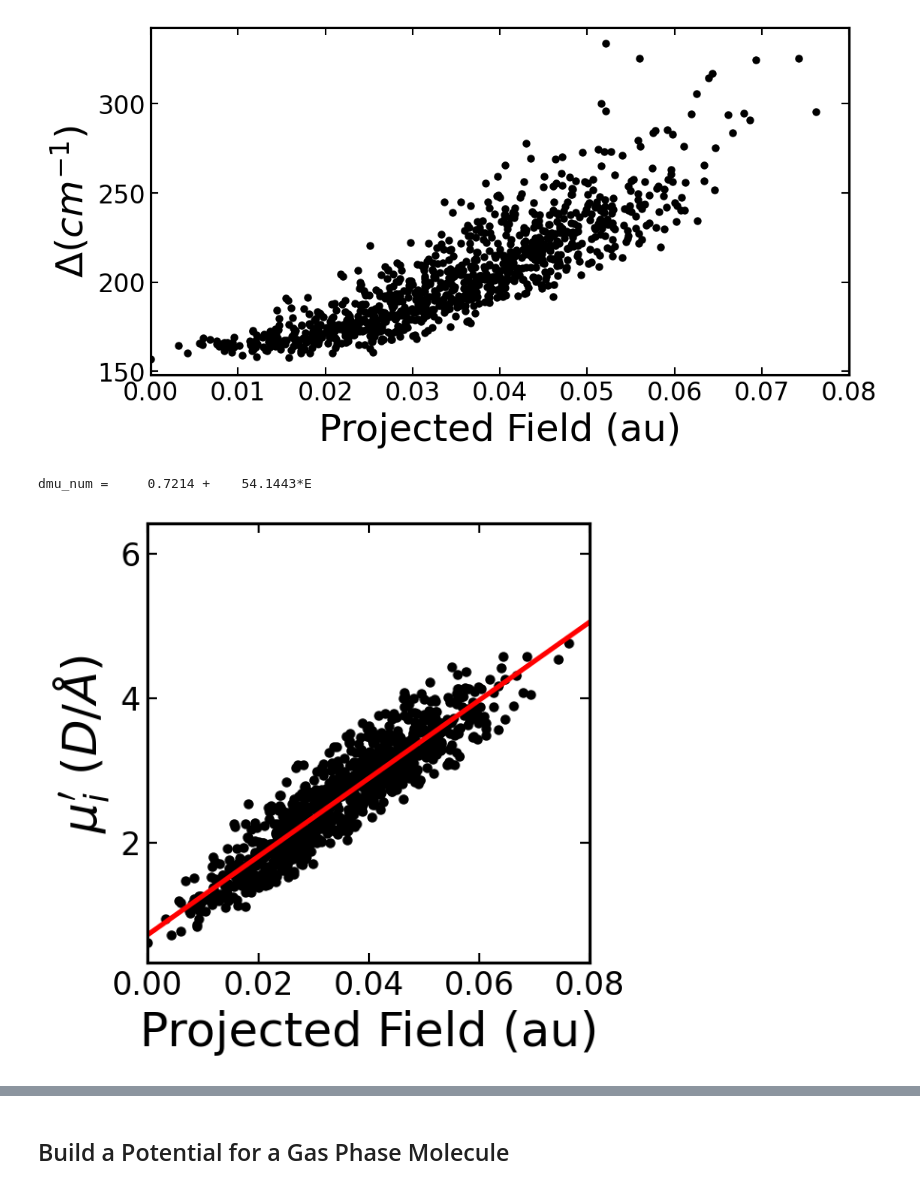
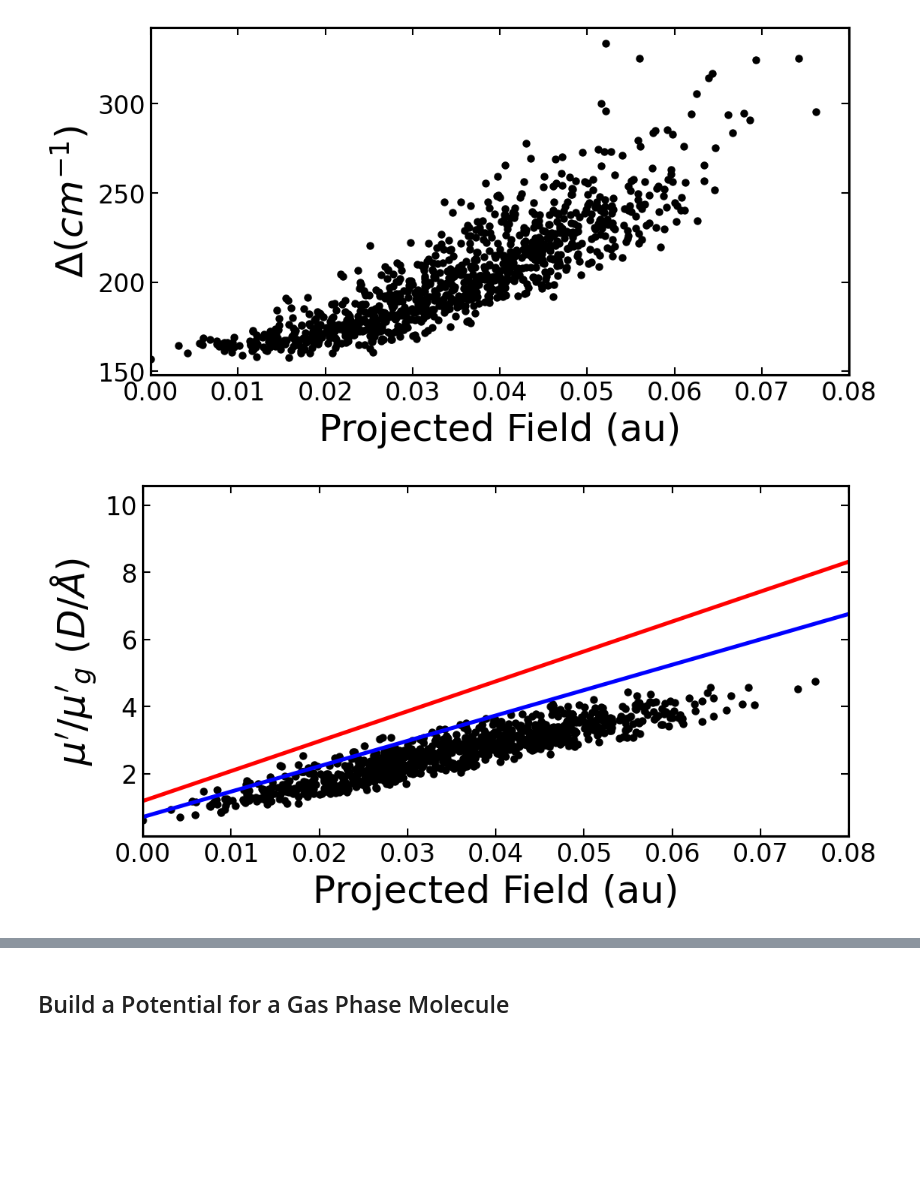
Before and after one commit to piskuliche/EmpiricalMapping, a Jupyter notebook: examples/empirical_map_plotting.ipynb, the cells around one changed output, grey strips where cells are left out. Cells and saved outputs as stored; diff of their text form; code cells hidden in the pictures; blank space fills up the shorter version.

```diff
--- a/examples/empirical_map_plotting.ipynb
+++ b/examples/empirical_map_plotting.ipynb
@@ -35,8 +35,12 @@ rcParams['ytick.direction']="in"
 rcParams['svg.fonttype'] = 'none'
 # %%
 new_map = EmpiricalMap.load_self("example_maps/doh_d2o_gas.pckl")
-new_map.fit_full_empirical_map(order_omega=2, order_x=1)
+new_map.fit_full_empirical_map(order_omega=2, order_x=1, order_mu=1, sigma_pos=[-1])
 print("******* Fit R^2 Values ********")
 for key in new_map.map_fit_parameters.keys():
     print(f"{key:} {new_map.map_fit_parameters[key][2]:10.5f}")
+
+experimental_w01 = 3707
+print(new_map.w01[-1], new_map.w01[0]/experimental_w01)
+scale_factor = new_map.w01[0]/experimental_w01
 # %% [output]
@@ -56,8 +61,10 @@ dmu_num_scaled    0.84942
 # %%
-poly, popt, pcov = new_map.fit_attribute_of_map("w01", 2)
+popt, pcov, r2 = new_map.map_fit_parameters['w01']
+poly = mu_fit_selector(2)
+
 evals = np.linspace(0.0, 0.10, 100)
 yvalues = poly(evals, *popt)
-skinner = poly(evals, 3762, -5060, -86225)
+skinner = poly(evals, 3761.6, -5060.4, -86225)
 
 fig = plt.figure(figsize=(8,4),dpi=150)
 plt.scatter(new_map.Eproj, new_map.w01, c='black')
@@ -74,11 +80,13 @@ w01 =  3761.3997 + -6272.9358*E + -49548.7190*E^2
 # %%
-poly, popt, pcov = new_map.fit_attribute_of_map("w12", 2)
+popt, pcov, r2 = new_map.map_fit_parameters['w12']
+poly = mu_fit_selector(2)
 evals = np.linspace(0.0, 0.10, 100)
 yvalues = poly(evals, *popt)
-
+skinner = poly(evals, 3614.1, -5493.7, -115670)
 fig = plt.figure(figsize=(8,4), dpi=150)
 plt.scatter(new_map.Eproj, new_map.w12, c='black')
 plt.plot(evals, yvalues, c='red')
+plt.plot(evals, skinner, c='blue')
 plt.xlabel("Projected Field (au)")
 plt.ylabel("$\omega_{12} (cm^{-1})$")
 plt.xlim(0, 0.08)
@@ -96,18 +103,22 @@ plt.show()
 # %% [output]
 [figure]
 # %%
-poly, popt, pcov = new_map.fit_attribute_of_map("dmu_num", 1)
+popt, pcov, r2 = new_map.map_fit_parameters['dmu_num_scaled']
+poly = mu_fit_selector(1)
+
 evals = np.linspace(0.0, 0.10, 100)
 yvalues = poly(evals, *popt)
 
-fig = plt.figure(figsize=(4,4),dpi=150)
-plt.scatter(new_map.Eproj, new_map.dmu_num, c='black')
+skinner = poly(evals, 0.71116, 75.591)
+
+fig = plt.figure(figsize=(8,4),dpi=150)
+plt.scatter(new_map.Eproj, new_map.dmu_num/new_map.dmu_num[-1], c='black')
+plt.plot(evals, skinner, c='blue')
 plt.plot(evals, yvalues, c='red')
 plt.xlabel("Projected Field (au)")
-plt.ylabel("$\mu_i'~(D/\AA)$")
+plt.ylabel("$\mu'/\mu'_g~(D/\AA)$")
 plt.xlim(0, 0.08)
 plt.show()
 # %% [output]
-dmu_num =     0.7214 +    54.1443*E
-[figure, old version]
+[figure, new version]
 # %%
```
Also changed, not shown: parts of 4 cells of this notebook, 1 other file.
